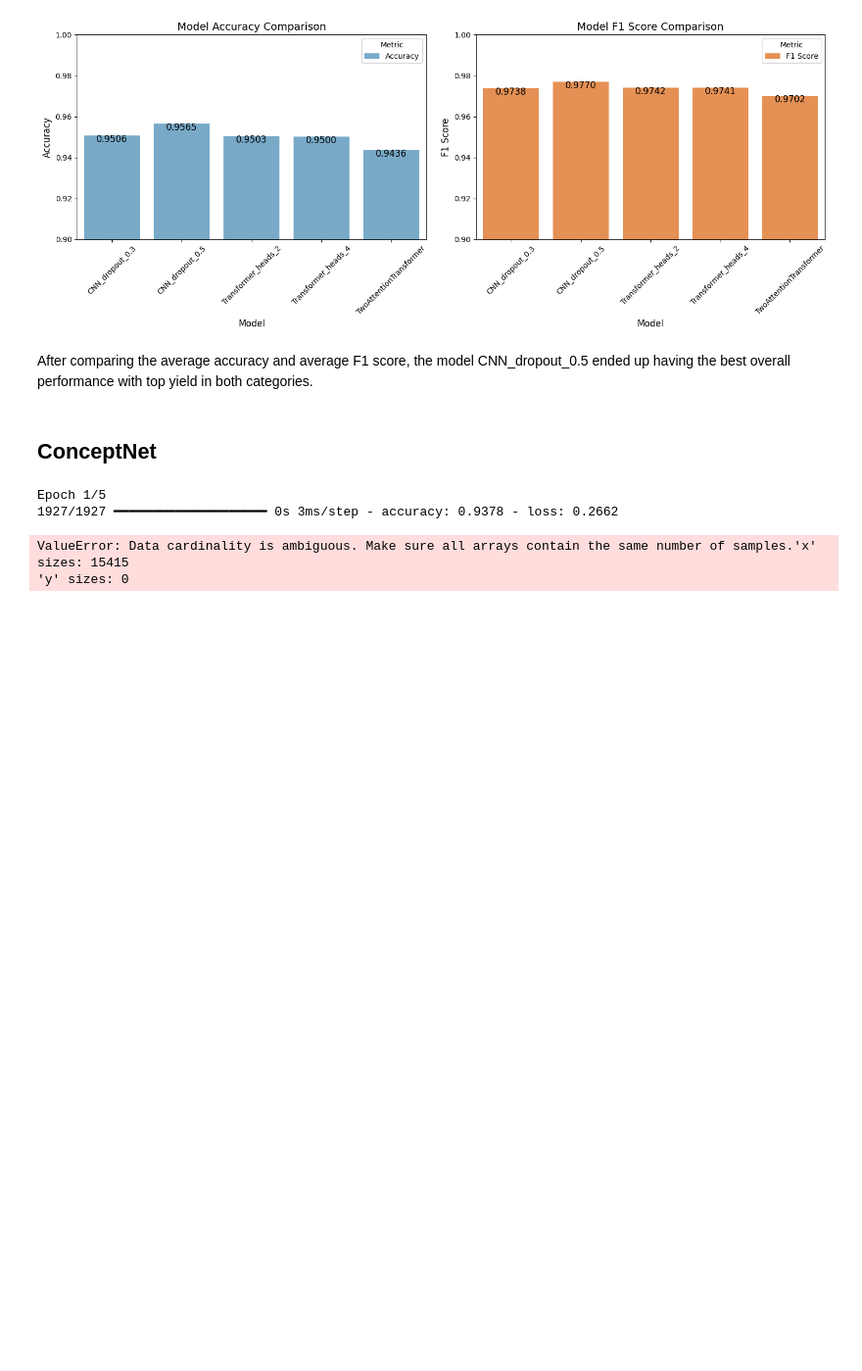
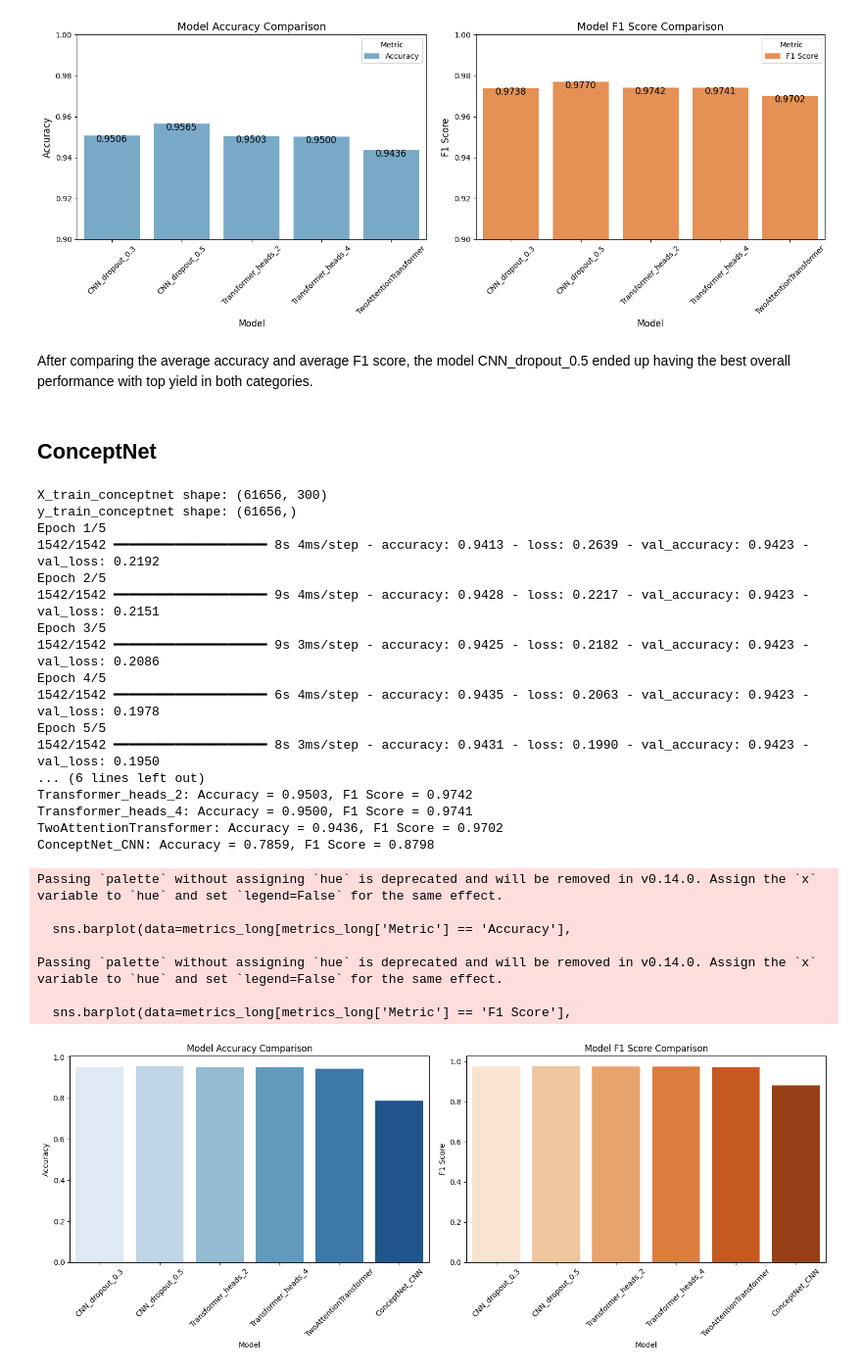
Before and after one commit to CloudMelanie/ml_lab7, a Jupyter notebook: main.ipynb, the cells around one changed output. Shown at 98% size. Saved outputs shown, nothing was run; the diff lists cells and outputs as text; code cells hidden in the pictures; blank space fills up the shorter version.

```diff
--- a/main.ipynb
+++ b/main.ipynb
@@ -568,7 +568,7 @@ cnn_conceptnet = create_cnn_with_conceptnet(conceptnet_dim, 0.3)
 cnn_conceptnet.compile(optimizer='adam', loss='binary_crossentropy', metrics=['accuracy'])
 
 cnn_conceptnet.fit(
-    X_train_conceptnet, y_train_conceptnet,,
+    X_train_conceptnet, y_train_conceptnet,
     epochs=5,
     batch_size=32,
     validation_split=0.2,
@@ -589,33 +589,54 @@ for name, metric in metrics.items():
     print(f"{name}: Accuracy = {metric['Accuracy']:.4f}, F1 Score = {metric['F1 Score']:.4f}")
 
 
 metrics_df = pd.DataFrame(metrics).T.reset_index()
 metrics_df = metrics_df.rename(columns={'index': 'Model'})
 
 
 metrics_long = metrics_df.melt(id_vars='Model', var_name='Metric', value_name='Score')
 
 
 fig, axes = plt.subplots(1, 2, figsize=(15, 6))
 
 sns.barplot(data=metrics_long[metrics_long['Metric'] == 'Accuracy'],
             x='Model', y='Score', ax=axes[0], palette='Blues')
 axes[0].set_title("Model Accuracy Comparison")
 axes[0].set_xlabel("Model")
 axes[0].set_ylabel("Accuracy")
 axes[0].tick_params(axis='x', rotation=45)
 
 sns.barplot(data=metrics_long[metrics_long['Metric'] == 'F1 Score'],
             x='Model', y='Score', ax=axes[1], palette='Oranges')
 axes[1].set_title("Model F1 Score Comparison")
 axes[1].set_xlabel("Model")
 axes[1].set_ylabel("F1 Score")
 axes[1].tick_params(axis='x', rotation=45)
 
 plt.tight_layout()
 plt.show()
 # %% [output]
+X_train_conceptnet shape: (61656, 300)
+y_train_conceptnet shape: (61656,)
 Epoch 1/5
-1927/1927 ━━━━━━━━━━━━━━━━━━━━ 0s 3ms/step - accuracy: 0.9378 - loss: 0.2662
+1542/1542 ━━━━━━━━━━━━━━━━━━━━ 8s 4ms/step - accuracy: 0.9413 - loss: 0.2639 - val_accuracy: 0.9423 - val_loss: 0.2192
+Epoch 2/5
+1542/1542 ━━━━━━━━━━━━━━━━━━━━ 9s 4ms/step - accuracy: 0.9428 - loss: 0.2217 - val_accuracy: 0.9423 - val_loss: 0.2151
+Epoch 3/5
+1542/1542 ━━━━━━━━━━━━━━━━━━━━ 9s 3ms/step - accuracy: 0.9425 - loss: 0.2182 - val_accuracy: 0.9423 - val_loss: 0.2086
+Epoch 4/5
+1542/1542 ━━━━━━━━━━━━━━━━━━━━ 6s 4ms/step - accuracy: 0.9435 - loss: 0.2063 - val_accuracy: 0.9423 - val_loss: 0.1978
+Epoch 5/5
+1542/1542 ━━━━━━━━━━━━━━━━━━━━ 8s 3ms/step - accuracy: 0.9431 - loss: 0.1990 - val_accuracy: 0.9423 - val_loss: 0.1950
+... (6 lines left out)
+Transformer_heads_2: Accuracy = 0.9503, F1 Score = 0.9742
+Transformer_heads_4: Accuracy = 0.9500, F1 Score = 0.9741
+TwoAttentionTransformer: Accuracy = 0.9436, F1 Score = 0.9702
+ConceptNet_CNN: Accuracy = 0.7859, F1 Score = 0.8798
-ValueError: Data cardinality is ambiguous. Make sure all arrays contain the same number of samples.'x' sizes: 15415
-'y' sizes: 0
+Passing `palette` without assigning `hue` is deprecated and will be removed in v0.14.0. Assign the `x` variable to `hue` and set `legend=False` for the same effect.
+
+  sns.barplot(data=metrics_long[metrics_long['Metric'] == 'Accuracy'],
+
+Passing `palette` without assigning `hue` is deprecated and will be removed in v0.14.0. Assign the `x` variable to `hue` and set `legend=False` for the same effect.
+
+  sns.barplot(data=metrics_long[metrics_long['Metric'] == 'F1 Score'],
+[figure, added]
```
